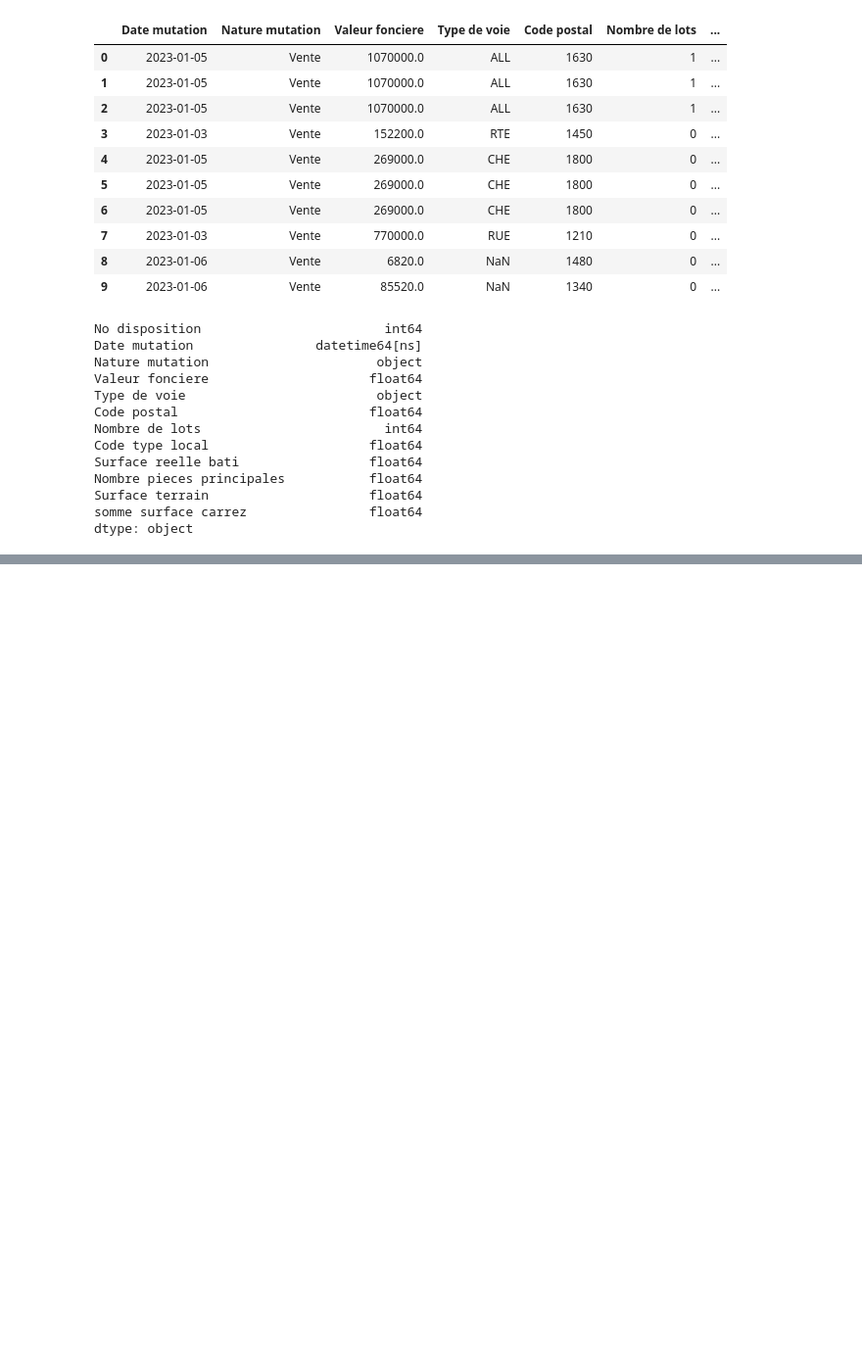
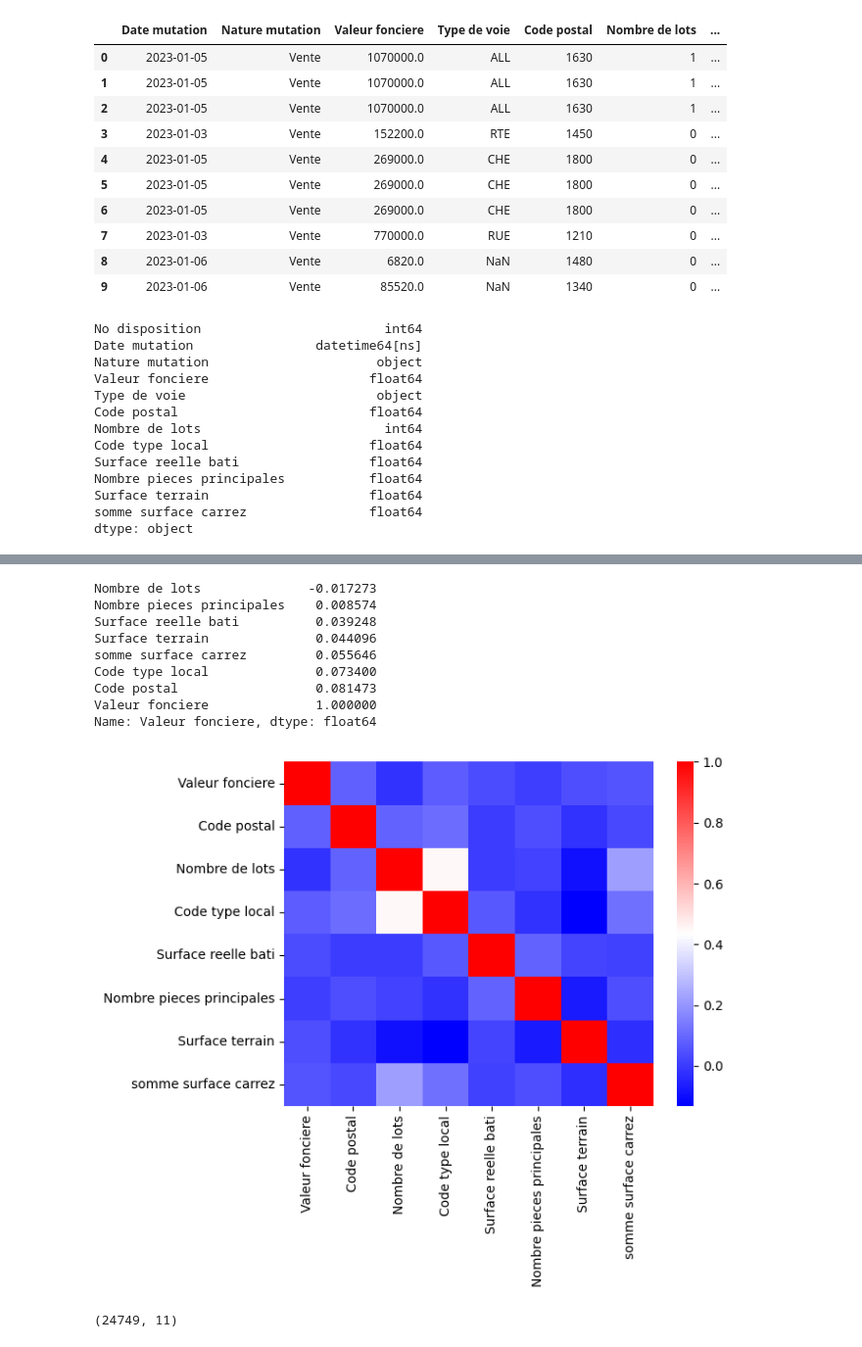
Before and after one commit to CecilePoulard/projimmo, a Jupyter notebook: explore-datas-DVF.ipynb, the cells around one changed output, grey strips where cells are left out. Shown at 98% size. Drawn from its saved outputs; the diff is of its cells as text; code cells hidden in the pictures; blank space fills up the shorter version.

```diff
--- a/explore-datas-DVF.ipynb
+++ b/explore-datas-DVF.ipynb
@@ -192,0 +291,27 @@ dtype: object
+# %%
+import seaborn as sns
+
+
+df_corr=df_final[['Valeur fonciere', 'Code postal','Nombre de lots','Code type local','Surface reelle bati','Nombre pieces principales','Surface terrain','somme surface carrez']]
+# Heatmap of pairwise correlations
+correlation_matrix = df_corr.corr()
+column_names = correlation_matrix.columns
+sns.heatmap(correlation_matrix, xticklabels=column_names, yticklabels=column_names,cmap= "bwr")
+correlation_matrix['Valeur fonciere'].sort_values()
+# %% [output]
+Nombre de lots              -0.017273
+Nombre pieces principales    0.008574
+Surface reelle bati          0.039248
+Surface terrain              0.044096
+somme surface carrez         0.055646
+Code type local              0.073400
+Code postal                  0.081473
+Valeur fonciere              1.000000
+Name: Valeur fonciere, dtype: float64
+[figure, added]
+# %%
+# 1 : maison ; 2 : appartement ;
+#vire nb de lot, surface bati, somme surface carrez =0
+chunk.shape
+# %% [output]
+(24749, 11)
```
Also changed, not shown: parts of 19 cells of this notebook, 26 other files.
